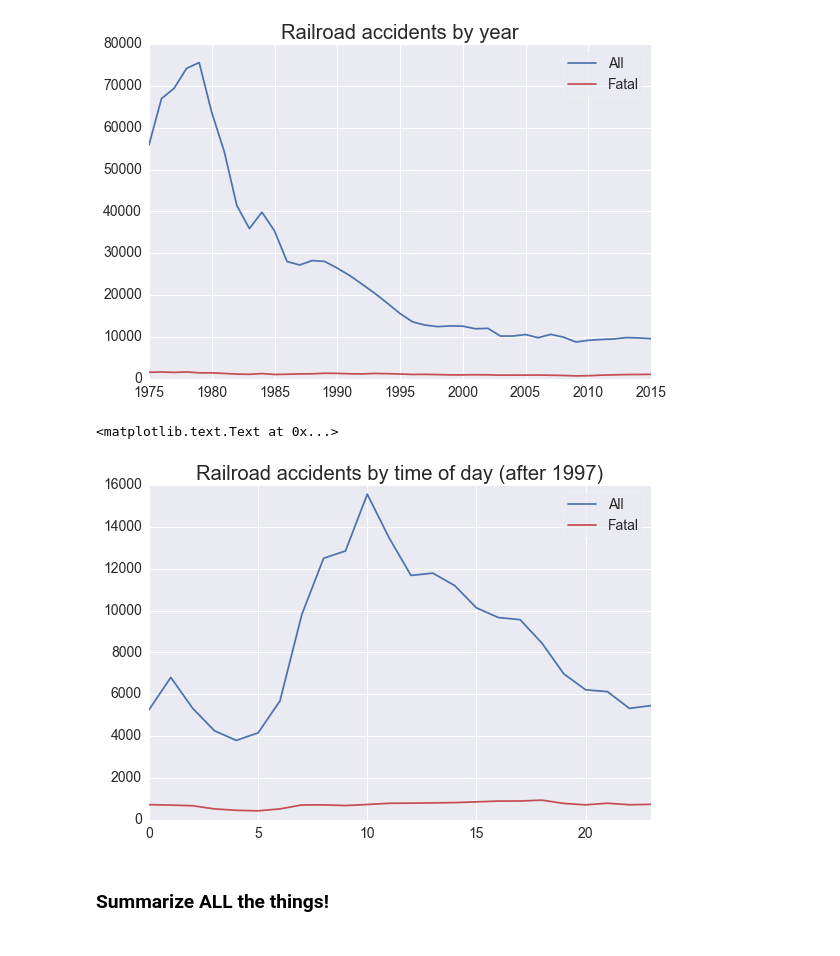
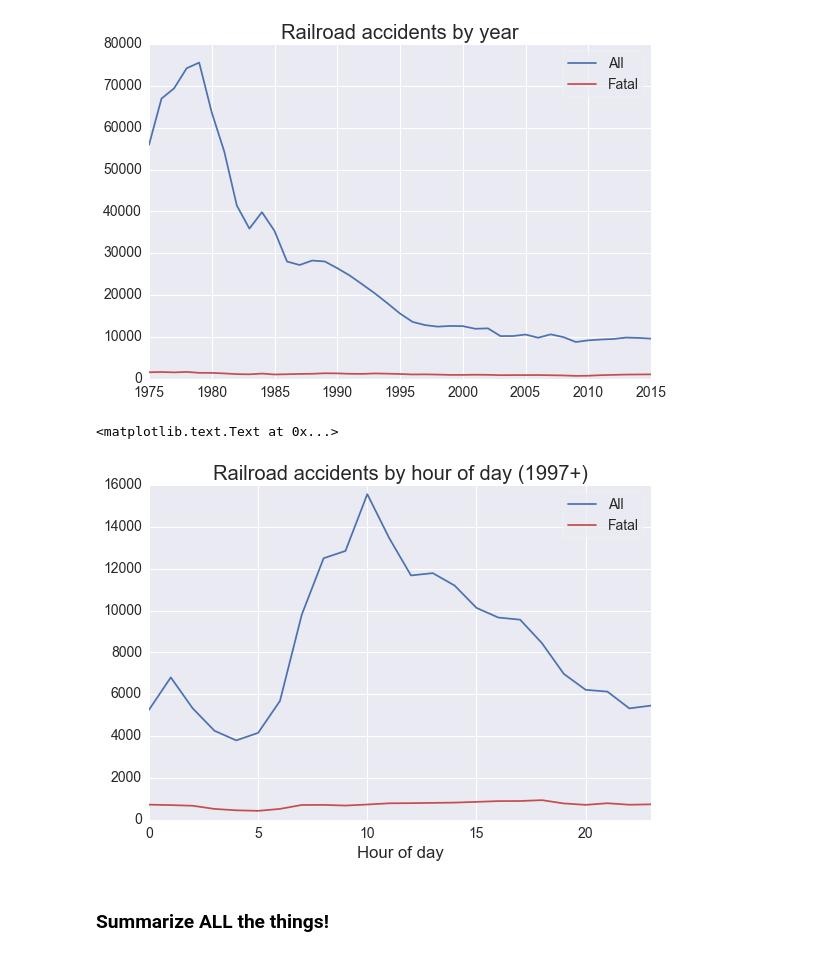
Before and after one commit to bayesimpact/bayeshack-transportation-railroad, a Jupyter notebook: analysis/explore-railroad-data.ipynb, the cells around one changed output. Saved outputs shown, nothing was run; the diff lists cells and outputs as text; code cells hidden in the pictures.

```diff
--- a/analysis/explore-railroad-data.ipynb
+++ b/analysis/explore-railroad-data.ipynb
@@ -166,13 +166,13 @@ ax.set_title('Railroad accidents by year')
 # %%
 fig, ax = plt.subplots(1)
 df['TIME24HR'].value_counts().sort_index().plot(ax=ax, label='All')
 df[df['FATAL']]['TIME24HR'].value_counts().sort_index().plot(ax=ax, label='Fatal', COLOR=SNS_RED)
 ax.legend()
 ax.set_title('Railroad accidents by hour of day (1997+)')
-ax.set_xlabl()
+ax.set_xlabel('Hour of day')
 # %% [output]
 <matplotlib.text.Text at 0x...>
-[figure, old version]
+[figure, new version]
 # %% [markdown]
 ### Summarize ALL the things!
 # %%
```
Also changed, not shown: parts of 1 cell of this notebook.
